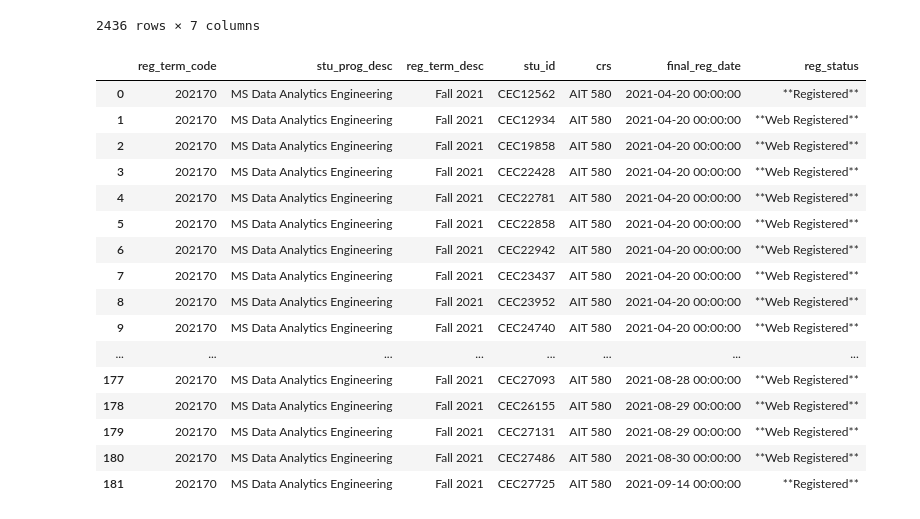
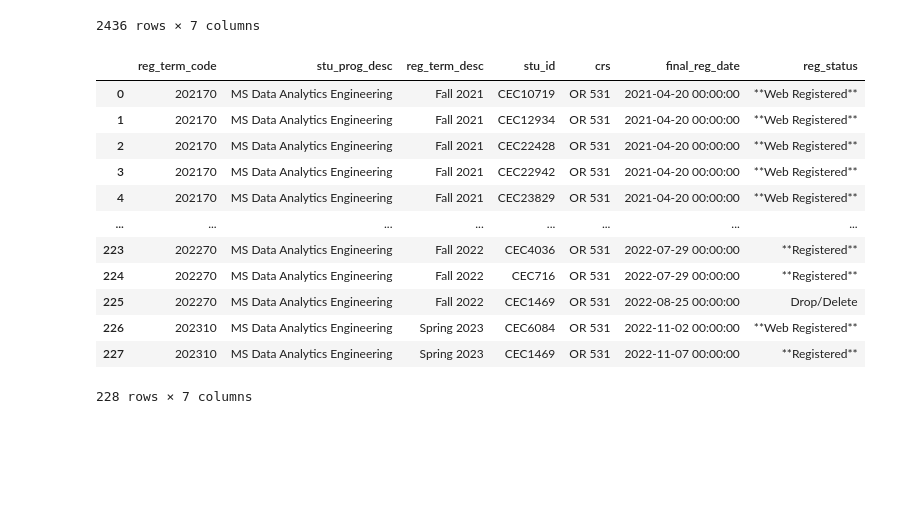
Before and after one commit to GoswamiSagarD/Team-Prophecy, a Jupyter notebook: Code/02_MachineLearning/EDA/EDA_Telina.ipynb, the cells around one changed output. Drawn from its saved outputs; the diff is of its cells as text; code cells hidden in the pictures; blank space fills up the shorter version.

```diff
--- a/Code/02_MachineLearning/EDA/EDA_Telina.ipynb
+++ b/Code/02_MachineLearning/EDA/EDA_Telina.ipynb
@@ -168,36 +174,35 @@ db_MS_Data_Analytics
 # %%
 db_enrollment.runQuery("""
     SELECT reg_term_code,stu_prog_desc,reg_term_desc, stu_id, crs, MAX(reg_status_date) as final_reg_date, reg_status
     FROM enrollment4EDA
     WHERE
         stu_prog_desc = 'MS Data Analytics Engineering'
         AND
-            reg_term_desc = 'Fall 2021'
+            (reg_term_desc = 'Fall 2021'
+            OR reg_term_desc = 'Spring 2022'
+            OR reg_term_desc = 'Fall 2022'
+            OR reg_term_desc = 'Spring 2023')
         AND
             stu_admit_term_year = 2021
         AND
             stu_admit_term_name = 'Fall'
         AND
-            crs = 'AIT 580'
+            crs = 'OR 531'
 
     GROUP BY reg_term_code, reg_term_desc, stu_id, crs
     ORDER BY final_reg_date;
 """)
 # %% [output]
 |  | reg_term_code | stu_prog_desc | reg_term_desc | stu_id | crs | final_reg_date | reg_status |
-| 0 | 202170 | MS Data Analytics Engineering | Fall 2021 | CEC12562 | AIT 580 | 2021-04-20 00:00:00 | **Registered** |
-| 1 | 202170 | MS Data Analytics Engineering | Fall 2021 | CEC12934 | AIT 580 | 2021-04-20 00:00:00 | **Web Registered** |
-| 2 | 202170 | MS Data Analytics Engineering | Fall 2021 | CEC19858 | AIT 580 | 2021-04-20 00:00:00 | **Web Registered** |
-| 3 | 202170 | MS Data Analytics Engineering | Fall 2021 | CEC22428 | AIT 580 | 2021-04-20 00:00:00 | **Web Registered** |
-| 4 | 202170 | MS Data Analytics Engineering | Fall 2021 | CEC22781 | AIT 580 | 2021-04-20 00:00:00 | **Web Registered** |
-| 5 | 202170 | MS Data Analytics Engineering | Fall 2021 | CEC22858 | AIT 580 | 2021-04-20 00:00:00 | **Web Registered** |
-| 6 | 202170 | MS Data Analytics Engineering | Fall 2021 | CEC22942 | AIT 580 | 2021-04-20 00:00:00 | **Web Registered** |
-| 7 | 202170 | MS Data Analytics Engineering | Fall 2021 | CEC23437 | AIT 580 | 2021-04-20 00:00:00 | **Web Registered** |
-| 8 | 202170 | MS Data Analytics Engineering | Fall 2021 | CEC23952 | AIT 580 | 2021-04-20 00:00:00 | **Web Registered** |
-| 9 | 202170 | MS Data Analytics Engineering | Fall 2021 | CEC24740 | AIT 580 | 2021-04-20 00:00:00 | **Web Registered** |
+| 0 | 202170 | MS Data Analytics Engineering | Fall 2021 | CEC10719 | OR 531 | 2021-04-20 00:00:00 | **Web Registered** |
+| 1 | 202170 | MS Data Analytics Engineering | Fall 2021 | CEC12934 | OR 531 | 2021-04-20 00:00:00 | **Web Registered** |
+| 2 | 202170 | MS Data Analytics Engineering | Fall 2021 | CEC22428 | OR 531 | 2021-04-20 00:00:00 | **Web Registered** |
+| 3 | 202170 | MS Data Analytics Engineering | Fall 2021 | CEC22942 | OR 531 | 2021-04-20 00:00:00 | **Web Registered** |
+| 4 | 202170 | MS Data Analytics Engineering | Fall 2021 | CEC23829 | OR 531 | 2021-04-20 00:00:00 | **Web Registered** |
 | ... | ... | ... | ... | ... | ... | ... | ... |
-| 177 | 202170 | MS Data Analytics Engineering | Fall 2021 | CEC27093 | AIT 580 | 2021-08-28 00:00:00 | **Web Registered** |
-| 178 | 202170 | MS Data Analytics Engineering | Fall 2021 | CEC26155 | AIT 580 | 2021-08-29 00:00:00 | **Web Registered** |
-| 179 | 202170 | MS Data Analytics Engineering | Fall 2021 | CEC27131 | AIT 580 | 2021-08-29 00:00:00 | **Web Registered** |
-| 180 | 202170 | MS Data Analytics Engineering | Fall 2021 | CEC27486 | AIT 580 | 2021-08-30 00:00:00 | **Web Registered** |
-| 181 | 202170 | MS Data Analytics Engineering | Fall 2021 | CEC27725 | AIT 580 | 2021-09-14 00:00:00 | **Registered** |
+| 223 | 202270 | MS Data Analytics Engineering | Fall 2022 | CEC4036 | OR 531 | 2022-07-29 00:00:00 | **Registered** |
+| 224 | 202270 | MS Data Analytics Engineering | Fall 2022 | CEC716 | OR 531 | 2022-07-29 00:00:00 | **Registered** |
+| 225 | 202270 | MS Data Analytics Engineering | Fall 2022 | CEC1469 | OR 531 | 2022-08-25 00:00:00 | Drop/Delete |
+| 226 | 202310 | MS Data Analytics Engineering | Spring 2023 | CEC6084 | OR 531 | 2022-11-02 00:00:00 | **Web Registered** |
+| 227 | 202310 | MS Data Analytics Engineering | Spring 2023 | CEC1469 | OR 531 | 2022-11-07 00:00:00 | **Registered** |
+228 rows × 7 columns
```
Also changed, not shown: parts of 4 cells of this notebook.
